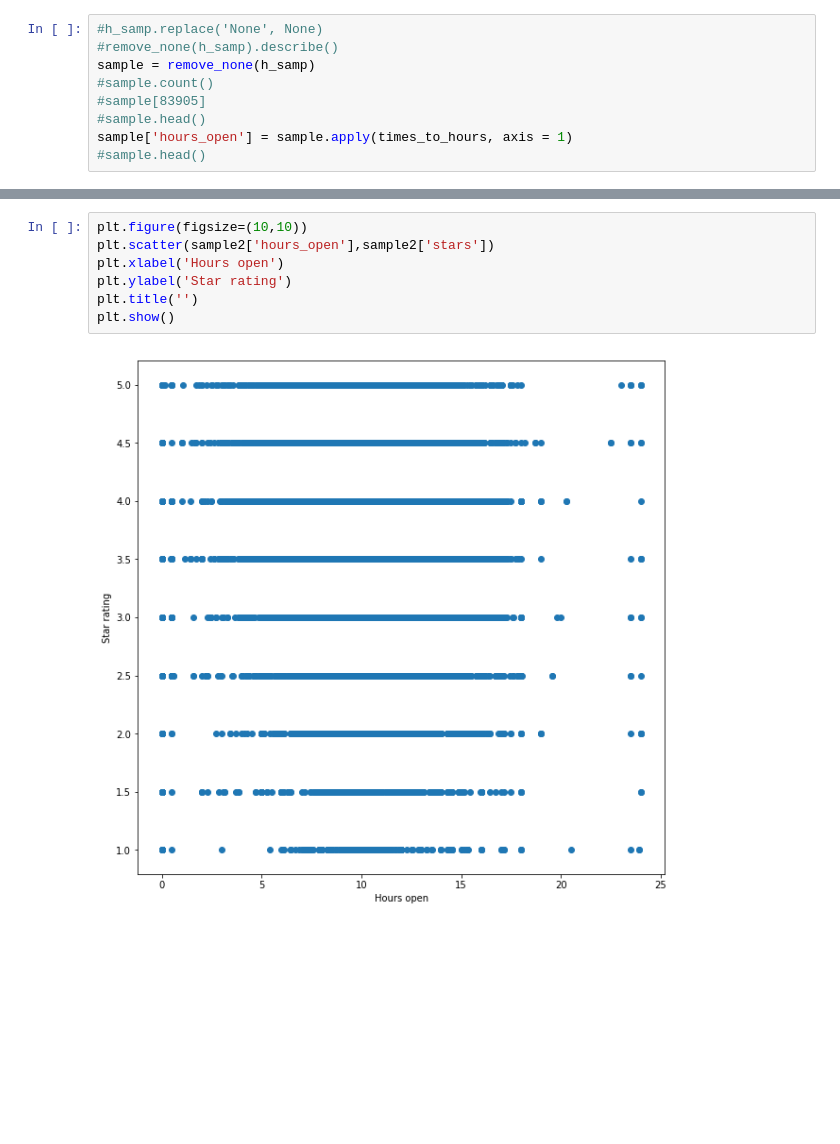
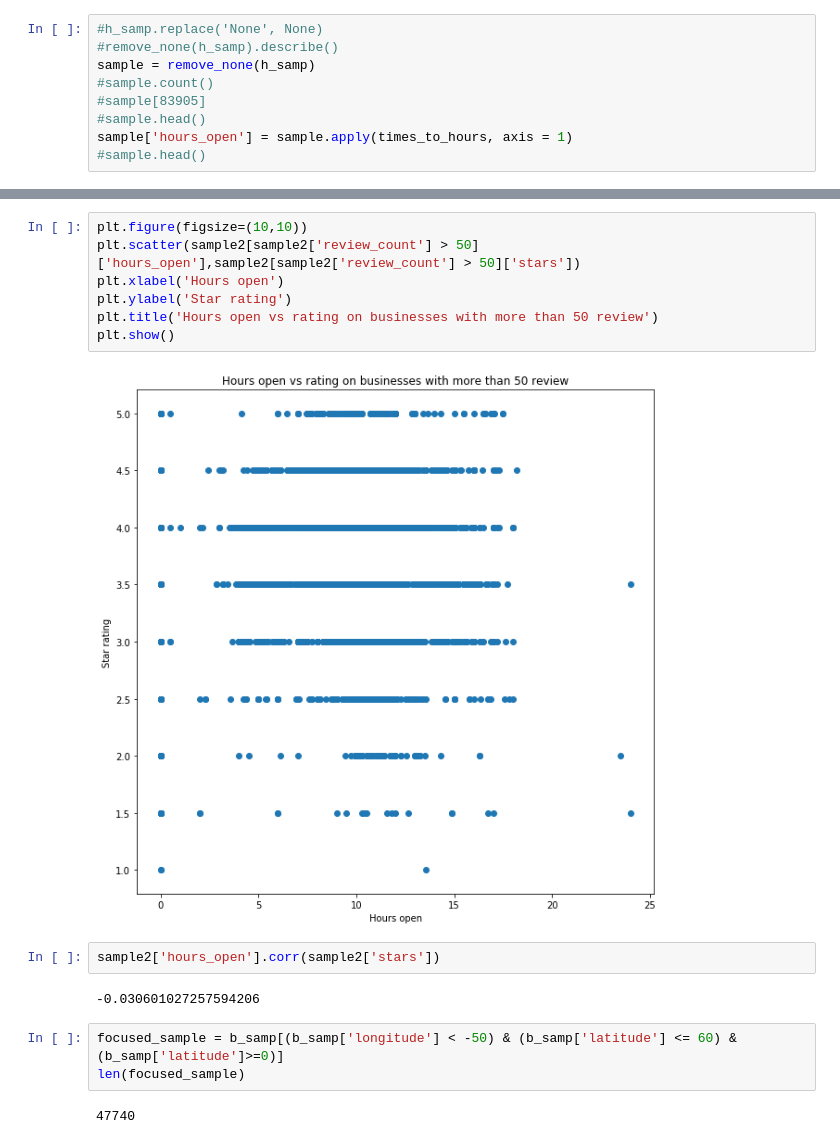
Before and after one commit to TheBetterTeam/GetYelp, a Jupyter notebook: Yelp Data/Focused_Clustering2.ipynb, the cells around one changed output, grey strips where cells are left out. Cells and saved outputs as stored; diff of their text form; blank space fills up the shorter version.

```diff
--- a/Yelp Data/Focused_Clustering2.ipynb
+++ b/Yelp Data/Focused_Clustering2.ipynb
@@ -104,9 +104,18 @@ plt.show()
 # %%
 plt.figure(figsize=(10,10))
-plt.scatter(sample2['hours_open'],sample2['stars'])
+plt.scatter(sample2[sample2['review_count'] > 50]['hours_open'],sample2[sample2['review_count'] > 50]['stars'])
 plt.xlabel('Hours open')
 plt.ylabel('Star rating')
-plt.title('')
+plt.title('Hours open vs rating on businesses with more than 50 review')
 plt.show()
 # %% [output]
-[figure, old version]
+[figure, new version]
+# %%
+sample2['hours_open'].corr(sample2['stars'])
+# %% [output]
+-0.030601027257594206
+# %%
+focused_sample = b_samp[(b_samp['longitude'] < -50) & (b_samp['latitude'] <= 60) & (b_samp['latitude']>=0)]
+len(focused_sample)
+# %% [output]
+47740
```
Also changed, not shown: parts of 3 cells of this notebook.
